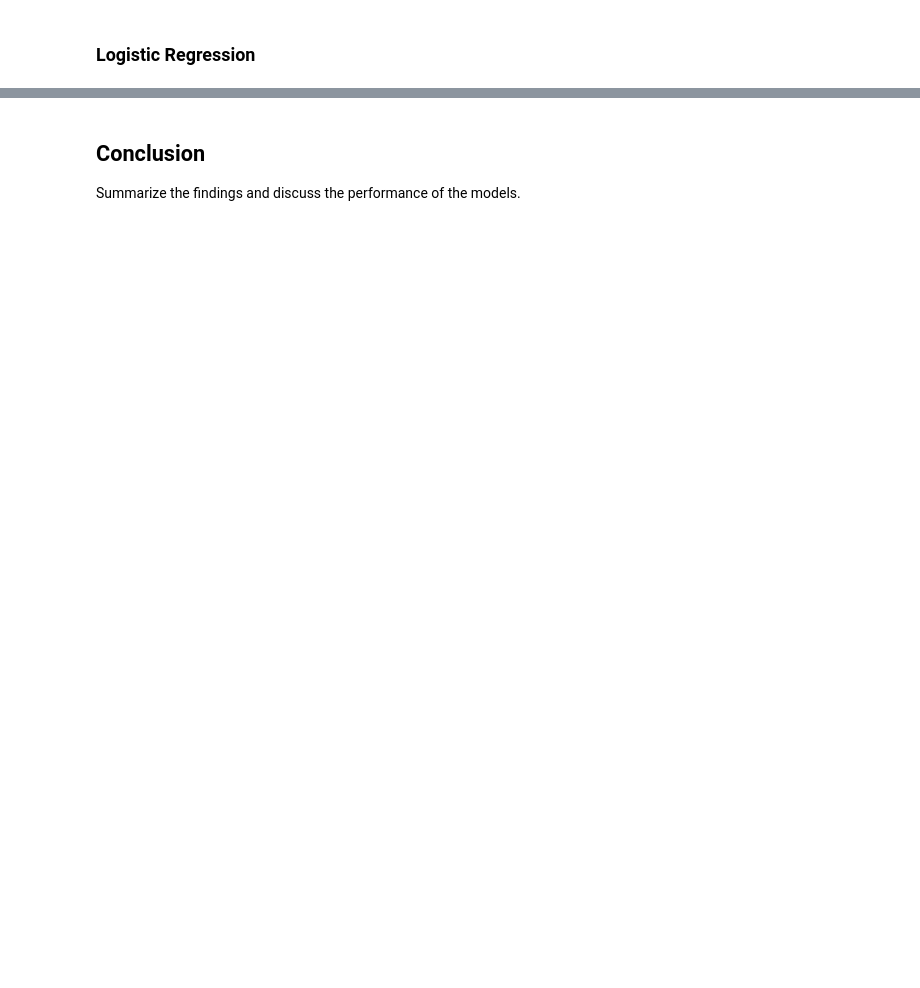
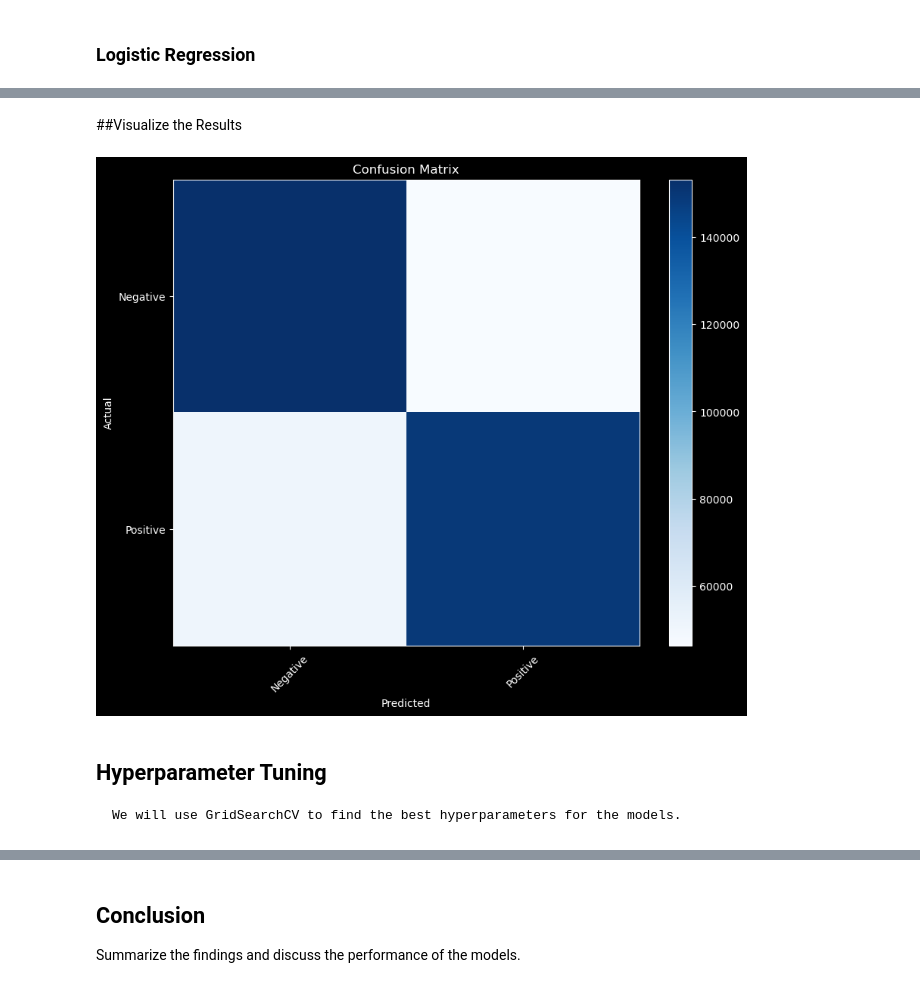
Before and after one commit to adaves/data_projects, a Jupyter notebook: x_sentiment_analysis/x_sentiment_analysis/notebooks/x_sentiment_analysis_.ipynb, the cells around one changed output, grey strips where cells are left out. Saved outputs shown, nothing was run; the diff lists cells and outputs as text; code cells hidden in the pictures; blank space fills up the shorter version.

```diff
--- a/x_sentiment_analysis/x_sentiment_analysis/notebooks/x_sentiment_analysis_.ipynb
+++ b/x_sentiment_analysis/x_sentiment_analysis/notebooks/x_sentiment_analysis_.ipynb
@@ -211,0 +240,24 @@ print('Classification Report:\n', classification_report(y_test, y_pred_svm))
+# %% [markdown]
+##Visualize the Results
+# %%
+# create a heatmap for the confusion matrix
+from sklearn.metrics import confusion_matrix
+
+# Create confusion matrix
+conf_matrix = confusion_matrix(y_test, y_pred_logreg)
+
+# Plot heatmap
+plt.figure(figsize=(10, 8))
+plt.imshow(conf_matrix, cmap='Blues', interpolation='None')
+plt.title('Confusion Matrix')
+plt.colorbar()
+plt.xticks([0, 1], ['Negative', 'Positive'], rotation=45)
+plt.yticks([0, 1], ['Negative', 'Positive'])
+plt.xlabel('Predicted')
+plt.ylabel('Actual')
+plt.show()
+# %% [output]
+[figure, added]
+# %% [markdown]
+## Hyperparameter Tuning
+    We will use GridSearchCV to find the best hyperparameters for the models.
```
Also changed, not shown: parts of 26 cells of this notebook.
